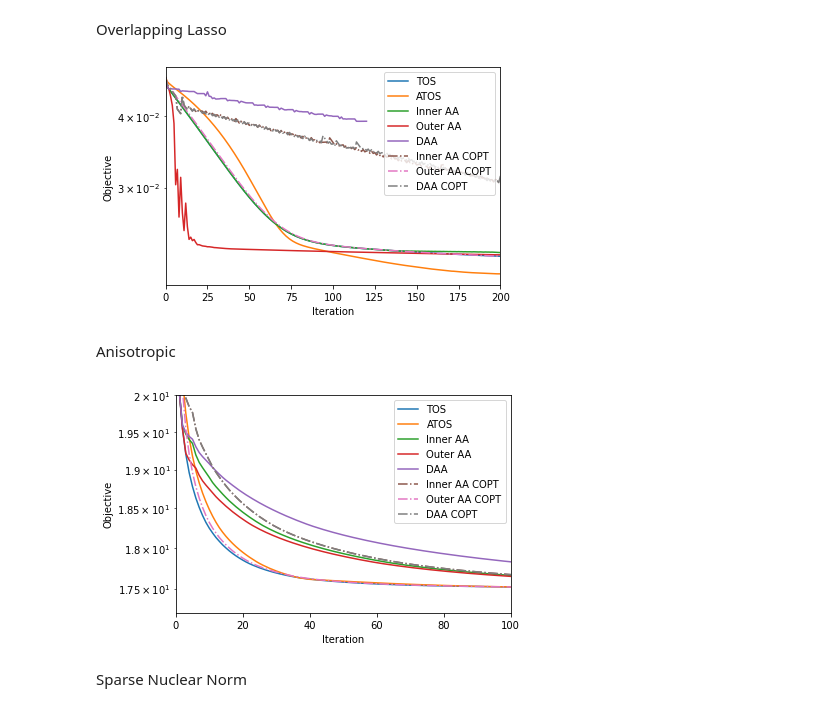
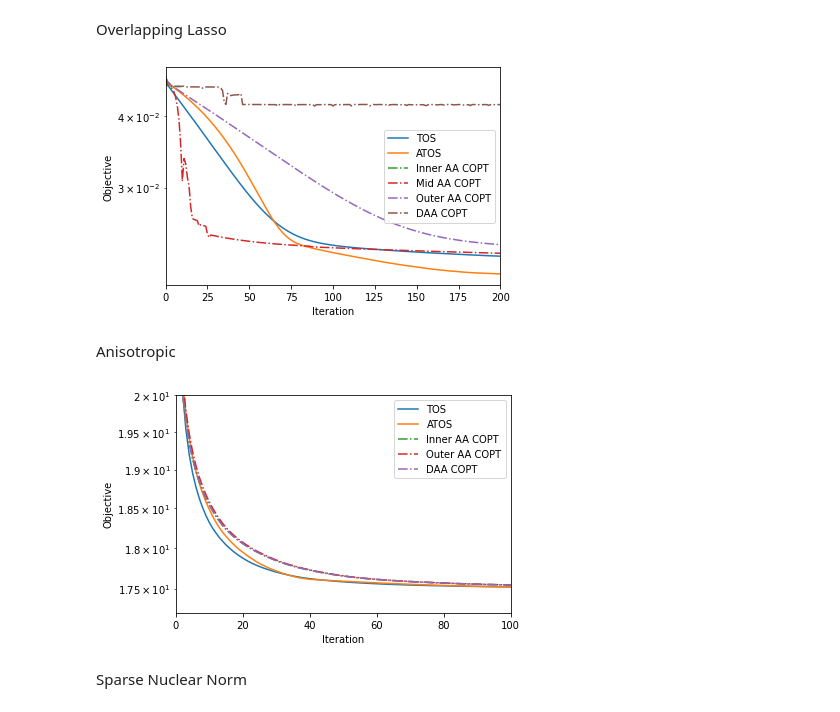
Before and after one commit to hansolsuh/aa_tos, a Jupyter notebook: AATOS.ipynb, the cells around one changed output. Saved outputs shown, nothing was run; the diff lists cells and outputs as text; code cells hidden in the pictures.

```diff
--- a/AATOS.ipynb
+++ b/AATOS.ipynb
@@ -299,14 +299,14 @@ A_ls,b_ls,f_ls,groups_ls,GT_ls,n_features_ls,ls_stepsize = overlapping_group_las
 
 beta = 0.001 #0.0001
 
-ls_tos_obj, ls_atos_obj, ls_in_tos_obj, ls_out_tos_obj, ls_daa_tos_obj = [],[],[],[],[]
+ls_tos_obj, ls_atos_obj, ls_in_copt_obj, ls_out_copt_obj, ls_mid_copt_obj, ls_daa_copt_obj = [],[],[],[],[],[]
 G1 = GroupL1(beta,groups_ls[::2])
 G2 = GroupL1(beta,groups_ls[1::2])
 
 
 #Vanilla TOS
 ls_tos_trace = Trace()
-tos_out = aa_tos(f_ls.f_grad,np.zeros(n_features_ls), G1.prox, G2.prox, step_size=10*ls_stepsize, line_search=False,callback=ls_tos_trace)
+tos_out = atos(f_ls.f_grad,np.zeros(n_features_ls), G1.prox, G2.prox, step_size=10*ls_stepsize, line_search=False,callback=ls_tos_trace)
 trace_obj = None
 trace_obj = [overlapping_group_lasso.loss(x,f_ls,G1,G2) for x in ls_tos_trace.trace_x]
 ls_tos_obj.append(trace_obj)
@@ -318,69 +318,51 @@ trace_obj = None
 trace_obj = [overlapping_group_lasso.loss(x,f_ls,G1,G2) for x in ls_atos_trace.trace_x]
 ls_atos_obj.append(trace_obj)
 
-#Inner AA
-ls_in_tos_trace = Trace()
-tos_out = aa_tos(f_ls.f_grad,np.zeros(n_features_ls), G1.prox, G2.prox, step_size=10*ls_stepsize, line_search=False,callback=ls_in_tos_trace, inner_aa=5)
-trace_obj = None
-trace_obj = [overlapping_group_lasso.loss(x,f_ls,G1,G2) for x in ls_in_tos_trace.trace_x]
-ls_in_tos_obj.append(trace_obj)
-
-#Outer AA
-ls_out_tos_trace = Trace()
-tos_out = aa_tos(f_ls.f_grad,np.zeros(n_features_ls), G1.prox, G2.prox, step_size=10*ls_stepsize, line_search=False,callback=ls_out_tos_trace, outer_aa=5)
-trace_obj = None
-trace_obj = [overlapping_group_lasso.loss(x,f_ls,G1,G2) for x in ls_out_tos_trace.trace_x]
-ls_out_tos_obj.append(trace_obj)
-
-#DAA
-ls_daa_tos_trace = Trace()
-tos_out = aa_tos(f_ls.f_grad,np.zeros(n_features_ls), G1.prox, G2.prox, step_size=10*ls_stepsize, line_search=False,callback=ls_daa_tos_trace, inner_aa = 5, outer_aa=5)
-trace_obj = None
-trace_obj = [overlapping_group_lasso.loss(x,f_ls,G1,G2) for x in ls_daa_tos_trace.trace_x]
-ls_daa_tos_obj.append(trace_obj)
-
-ls_in_copt_obj, ls_out_copt_obj, ls_daa_copt_obj = [],[],[]
-
 #Inner AA COPT
 ls_in_copt_trace = Trace()
-tos_out = atos(f_ls.f_grad,np.zeros(n_features_ls), G1.prox, G2.prox, step_size=10*ls_stepsize, line_search=False,callback=ls_in_copt_trace, inner_aa=5)
+tos_out = atos(f_ls.f_grad,np.zeros(n_features_ls), G1.prox, G2.prox, step_size=10*ls_stepsize, line_search=True,callback=ls_in_copt_trace, inner_aa=10)
 trace_obj = None
 trace_obj = [overlapping_group_lasso.loss(x,f_ls,G1,G2) for x in ls_in_copt_trace.trace_x]
 ls_in_copt_obj.append(trace_obj)
 
+#Mid AA COPT
+ls_mid_copt_trace = Trace()
+tos_out = atos(f_ls.f_grad,np.zeros(n_features_ls), G1.prox, G2.prox, g_func=G1, step_size=10*ls_stepsize, line_search=True,callback=ls_mid_copt_trace, mid_aa=10)
+trace_obj = None
+trace_obj = [overlapping_group_lasso.loss(x,f_ls,G1,G2) for x in ls_mid_copt_trace.trace_x]
+ls_mid_copt_obj.append(trace_obj)
+
 #Outer AA COPT
 ls_out_copt_trace = Trace()
-tos_out = atos(f_ls.f_grad,np.zeros(n_features_ls), G1.prox, G2.prox, step_size=10*ls_stepsize, line_search=False,callback=ls_out_copt_trace, outer_aa=5)
+tos_out = atos(f_ls.f_grad,np.zeros(n_features_ls), G1.prox, G2.prox, step_size=10*ls_stepsize, line_search=True,callback=ls_out_copt_trace, outer_aa=10)
 trace_obj = None
 trace_obj = [overlapping_group_lasso.loss(x,f_ls,G1,G2) for x in ls_out_copt_trace.trace_x]
 ls_out_copt_obj.append(trace_obj)
 
 #DAA COPT
 ls_daa_copt_trace = Trace()
-tos_out = atos(f_ls.f_grad,np.zeros(n_features_ls), G1.prox, G2.prox, step_size=10*ls_stepsize, line_search=False,callback=ls_daa_copt_trace, inner_aa = 5, outer_aa=5)
+tos_out = atos(f_ls.f_grad,np.zeros(n_features_ls), G1.prox, G2.prox, g_func=G1, step_size=10*ls_stepsize, line_search=True,callback=ls_daa_copt_trace, inner_aa = 10, mid_aa=10,outer_aa=10)
 trace_obj = None
 trace_obj = [overlapping_group_lasso.loss(x,f_ls,G1,G2) for x in ls_daa_copt_trace.trace_x]
 ls_daa_copt_obj.append(trace_obj)
 
 
 
 
 fig1 = plt.figure()
 plt.plot(ls_tos_obj[0], label='TOS')
 plt.plot(ls_atos_obj[0], label='ATOS')
-plt.plot(ls_in_tos_obj[0], label='Inner AA')
-plt.plot(ls_out_tos_obj[0], label='Outer AA')
-plt.plot(ls_daa_tos_obj[0], label='DAA')
 plt.plot(ls_in_copt_obj[0], '-.', label='Inner AA COPT')
+plt.plot(ls_mid_copt_obj[0], '-.', label='Mid AA COPT')
 plt.plot(ls_out_copt_obj[0],'-.', label='Outer AA COPT')
-plt.plot(ls_daa_copt_obj[0],'-.', label='DAA COPT')
+plt.plot(ls_daa_copt_obj[0],'-.', label='TAA COPT')
 plt.ylabel("Objective")
 plt.xlabel("Iteration")
 plt.legend()
 plt.xlim([0,200])
 plt.yscale('log')
 # %% [output]
-[figure, old version]
+[figure, new version]
 # %% [markdown]
 Anisotropic
 # %%
@@ -398,7 +380,7 @@ g_opt = tomodata.f1_copt(e,lbd)
 mu = np.array(1.e-6)
 h_opt = tomodata.f2_copt(mu)
 sample_tos_trace = Trace()
-sample_out = aa_tos(f_opt.f_grad, np.zeros(2*n), h_opt.prox, g_opt.prox, step_size=2/f_opt.Lip(), barrier=mu, line_search=False, callback=sample_tos_trace)
+sample_out = atos(f_opt.f_grad, np.zeros(2*n), h_opt.prox, g_opt.prox, step_size=2/f_opt.Lip(), barrier=mu, line_search=False, callback=sample_tos_trace)
 trace_obj = None
 trace_obj = [f_opt(x)+g_opt(x) for x in sample_tos_trace.trace_x]
 sample_tos_obj.append(trace_obj)
@@ -446,7 +428,7 @@ sample_in_copt_obj, sample_out_copt_obj, sample_daa_copt_obj = [],[],[]
 mu = np.array(1.e-6)
 h_opt = tomodata.f2_copt(mu)
 sample_in_copt_trace = Trace()
-sample_out = atos(f_opt.f_grad, np.zeros(2*n), h_opt.prox, g_opt.prox, step_size=2/f_opt.Lip(), barrier=mu, line_search=False, callback=sample_in_copt_trace, inner_aa=5)
+sample_out = atos(f_opt.f_grad, np.zeros(2*n), h_opt.prox, g_opt.prox, step_size=2/f_opt.Lip(), barrier=mu, line_search=True, callback=sample_in_copt_trace, inner_aa=5)
 trace_obj = None
 trace_obj = [f_opt(x)+g_opt(x) for x in sample_in_copt_trace.trace_x]
 sample_in_copt_obj.append(trace_obj)
@@ -455,7 +437,7 @@ sample_in_copt_obj.append(trace_obj)
 mu = np.array(1.e-6)
 h_opt = tomodata.f2_copt(mu)
 sample_out_copt_trace = Trace()
-sample_out = atos(f_opt.f_grad, np.zeros(2*n), h_opt.prox, g_opt.prox, step_size=2/f_opt.Lip(), barrier=mu, line_search=False, callback=sample_out_copt_trace, outer_aa=5)
+sample_out = atos(f_opt.f_grad, np.zeros(2*n), h_opt.prox, g_opt.prox, step_size=2/f_opt.Lip(), barrier=mu, line_search=True, callback=sample_out_copt_trace, outer_aa=5)
 trace_obj = None
 trace_obj = [f_opt(x)+g_opt(x) for x in sample_out_copt_trace.trace_x]
 sample_out_copt_obj.append(trace_obj)
@@ -464,7 +446,7 @@ sample_out_copt_obj.append(trace_obj)
 mu = np.array(1.e-6)
 h_opt = tomodata.f2_copt(mu)
 sample_daa_copt_trace = Trace()
-sample_out = atos(f_opt.f_grad, np.zeros(2*n), h_opt.prox, g_opt.prox, step_size=2/f_opt.Lip(), barrier=mu, line_search=False, callback=sample_daa_copt_trace, inner_aa=5, outer_aa=5)
+sample_out = atos(f_opt.f_grad, np.zeros(2*n), h_opt.prox, g_opt.prox, step_size=2/f_opt.Lip(), barrier=mu, line_search=True, callback=sample_daa_copt_trace, inner_aa=5, outer_aa=5)
 trace_obj = None
 trace_obj = [f_opt(x)+g_opt(x) for x in sample_daa_copt_trace.trace_x]
 sample_daa_copt_obj.append(trace_obj)
@@ -477,9 +459,9 @@ sample_daa_copt_obj.append(trace_obj)
 fig1 = plt.figure()
 plt.plot(sample_tos_obj[0], label='TOS')
 plt.plot(sample_atos_obj[0], label='ATOS')
-plt.plot(sample_in_tos_obj[0], label='Inner AA')
-plt.plot(sample_out_tos_obj[0], label='Outer AA')
-plt.plot(sample_daa_tos_obj[0], label='DAA')
+#plt.plot(sample_in_tos_obj[0], label='Inner AA')
+#plt.plot(sample_out_tos_obj[0], label='Outer AA')
+#plt.plot(sample_daa_tos_obj[0], label='DAA')
 plt.plot(sample_in_copt_obj[0], '-.', label='Inner AA COPT')
 plt.plot(sample_out_copt_obj[0],'-.', label='Outer AA COPT')
 plt.plot(sample_daa_copt_obj[0],'-.', label='DAA COPT')
@@ -490,7 +472,7 @@ plt.ylabel("Objective")
 plt.xlabel("Iteration")
 plt.yscale('log')
 # %% [output]
-[figure, old version]
+[figure, new version]
 # %% [markdown]
 Sparse Nuclear Norm
 # %%
```
Also changed, not shown: parts of 3 cells of this notebook.
